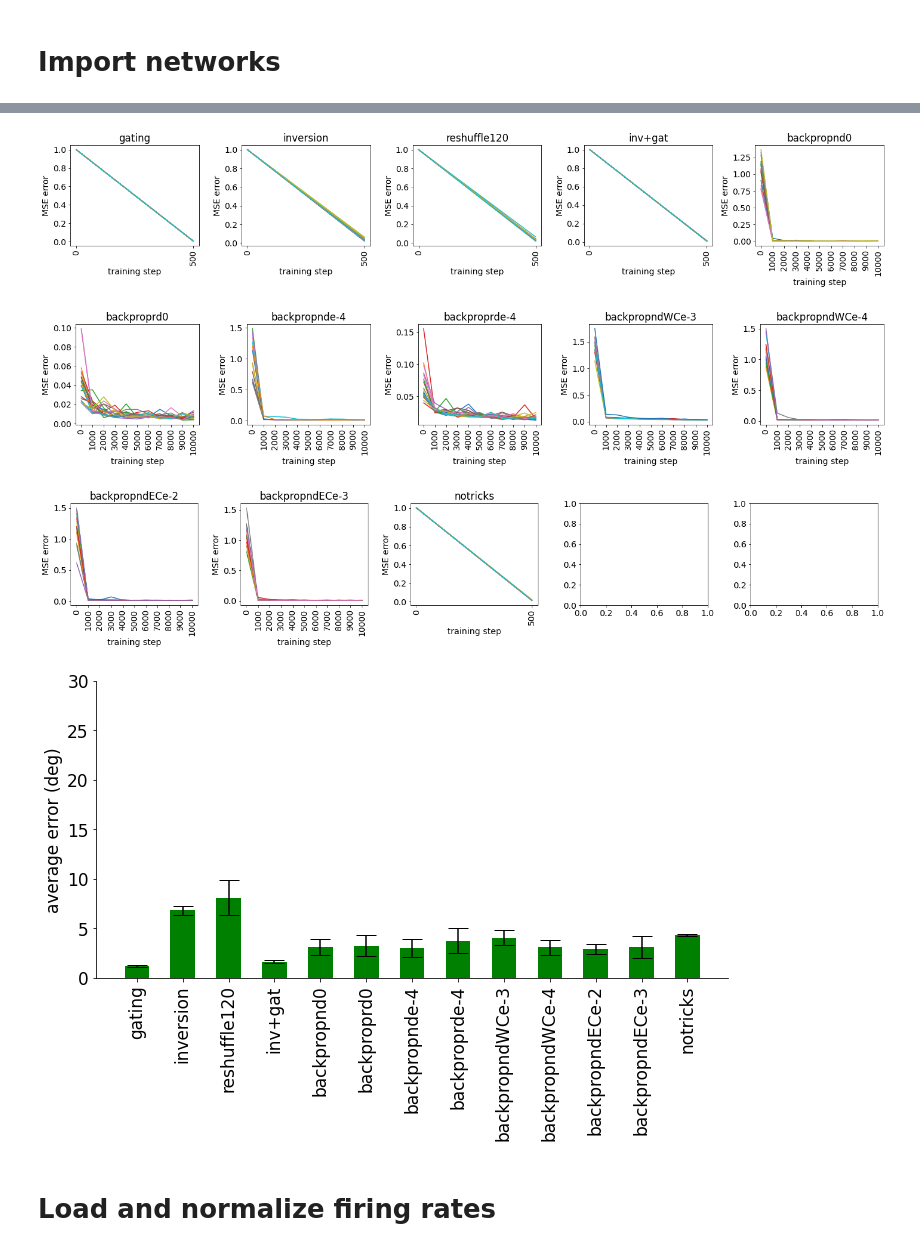
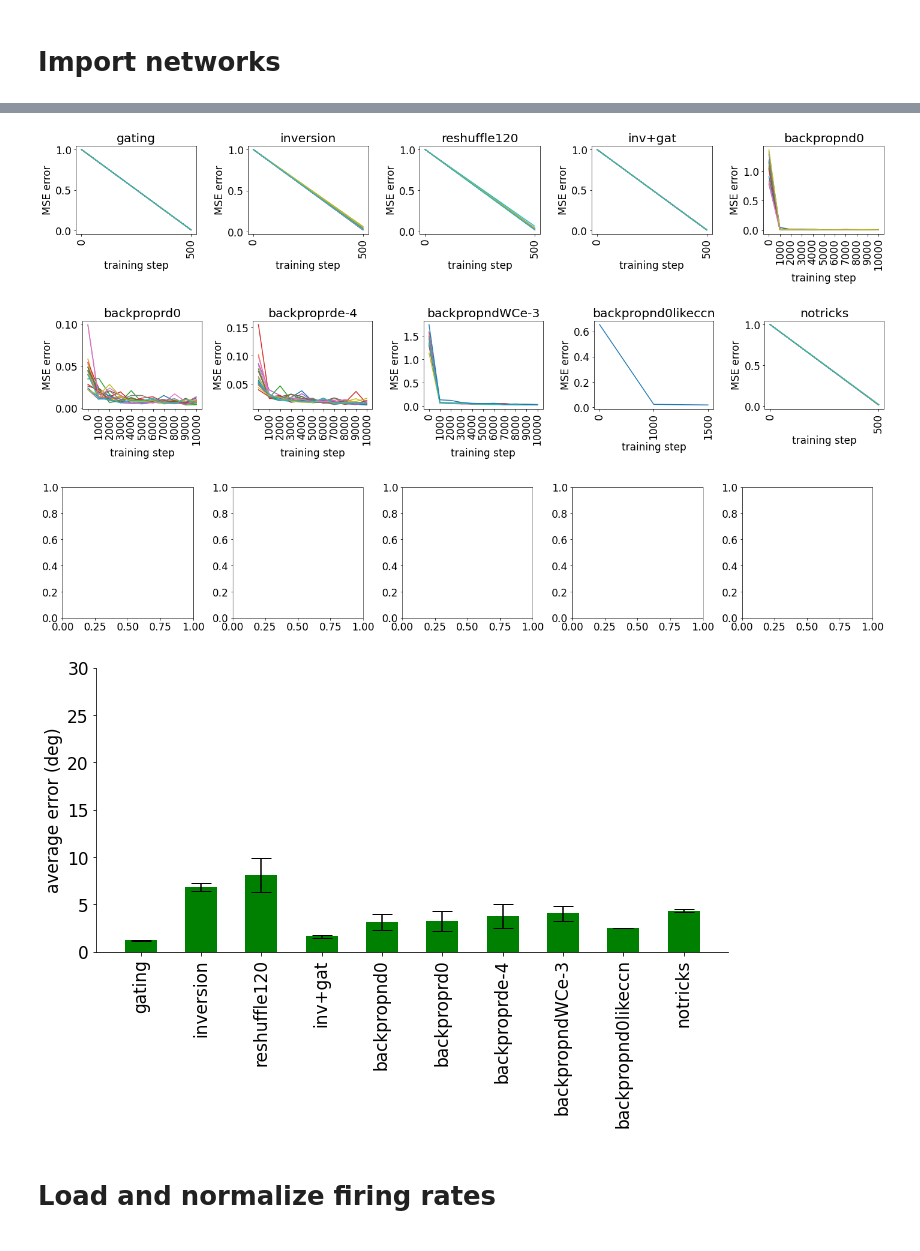
Before and after one commit to azaho/ccn_story3, a Jupyter notebook: netdist.ipynb, the cells around one changed output, grey strips where cells are left out. Saved outputs shown, nothing was run; the diff lists cells and outputs as text; code cells hidden in the pictures.

```diff
--- a/netdist.ipynb
+++ b/netdist.ipynb
@@ -7,6 +7,7 @@ from netrep.metrics import GaussianStochasticMetric
 import matplotlib.pyplot as plt
 import seaborn as sns
 import json
+from scipy import stats
 
 # Load all networks to study here
 all_networks = {
@@ -46,12 +47,12 @@ all_networks = {
         "indices": np.arange(0, 64, 16)
     },
     "backproprde-4": {
-        "color": "lightgray",  # random color
+        "color": "lightgray",
         "names": [f"data/backproprdCTRNN_2DIR1O_dr100_n0.1_la0.0001_r{i}_dv" for i in range(20)],
         "indices": np.arange(0, 64, 16)
     },
     "backpropndWCe-3": {
-        "color": np.random.rand(3,),  # random color
+        "color": "#444",
         "names": [f"data/backpropndwcCTRNN_2DIR1O_dr100_n0.1_la0.001_r{i}_dv" for i in range(20)],
         "indices": np.arange(0, 64, 16)
     },
@@ -70,21 +71,55 @@ all_networks = {
         "names": [f"data/backpropndecCTRNN_2DIR1O_dr100_n0.1_la0.001_r{i}_dv" for i in range(20)],
         "indices": np.arange(0, 64, 16)
     },
+    "backpropnd0likeccn": {
+        "color": np.random.rand(3,),
+        "names": [f"data/backpropndCTRNN_2DIR1O_dr100_n0.1_la0.0001_rlikeCCN_dv" for i in range(1)],
+        "indices": np.arange(0, 64, 16)
+    },
     "notricks": {
         "color": np.random.rand(3,),  # random color
         "names": [f"data/hdnotricksCTRNN_2DIR1O_dr100_n0.1_la0_r{i}_dv" for i in range(20)],
         "indices": np.arange(0, 64, 16)
     },
-    "diego_phd": {
+    "diego_phd_mst": {
         "color": "orange",
-        "names": ["neuraldata/diego_phd_mst_bothselective"],
+        "names": ["neuraldata/new/diego_phd_mst_bothselective"],
+        "indices": np.array([0, 1, 2, 3]),
+        "neural": True
+    },
+    "diego_phd_pfc": {
+        "color": "yellow",
+        "names": ["neuraldata/new/diego_phd_pfc_bothselective"],
+        "indices": np.array([0, 1, 2, 3]),
+        "neural": True
+    },
+    "diego_new_mst": {
+        "color": np.random.rand(3,),
+        "names": ["neuraldata/new/diego_new_mst_bothselective"],
+        "indices": np.array([0, 1, 2, 3]),
+        "neural": True
+    },
+    "diego_new_pfc": {
+        "color": np.random.rand(3,),
+        "names": ["neuraldata/new/diego_new_pfc_bothselective"],
+        "indices": np.array([0, 1, 2, 3]),
+        "neural": True
+    },
+    "cheng_pfc": {
+        "color": np.random.rand(3,),
+        "names": ["neuraldata/new/cheng_pfc_bothselective"],
         "indices": np.array([0, 1, 2, 3]),
         "neural": True
     }
 }
 
+
+keep = "gating,inversion,reshuffle120,inv+gat,backpropnd0,backproprd0,backproprde-4,backpropndWCe-3,backpropnd0likeccn,notricks,diego_phd_mst,diego_phd_pfc,diego_new_mst,diego_new_pfc,cheng_pfc".split(',')
+for key in list(all_networks.keys()):
+   if key not in keep: del all_networks[key]
+
 # neural data not available
-del all_networks["diego_phd"]
+#del all_networks["diego_phd"]
 
 # load information about every network
 for network in all_networks.values():
@@ -134,7 +169,7 @@ plt.tight_layout()
 plt.show()
 
 # show all final errors of kept networks, for comparison
-use_networks = list(all_networks.keys())[:-1]
+use_networks = [key for key in all_networks.keys() if "neural" not in all_networks[key] or not all_networks[key]["neural"]]
 means = [np.mean(all_networks[network]["errors"]) for network in use_networks]
 errors = [np.std(all_networks[network]["errors"]) for network in use_networks]
 fig = plt.figure(figsize=(10, 7))
@@ -165,8 +197,8 @@ for backpropndECe-3, keeping 85% of networks
 for notricks, keeping 100% of networks
-[figure, old version]
+[figure, new version]
-[figure, old version]
+[figure, new version]
-[figure, old version]
+[figure, new version]
-[figure, old version]
+[figure, new version]
 # %% [markdown]
 # Load and normalize firing rates
 # %%
```
Also changed, not shown: parts of 17 cells of this notebook, 6 other files.
